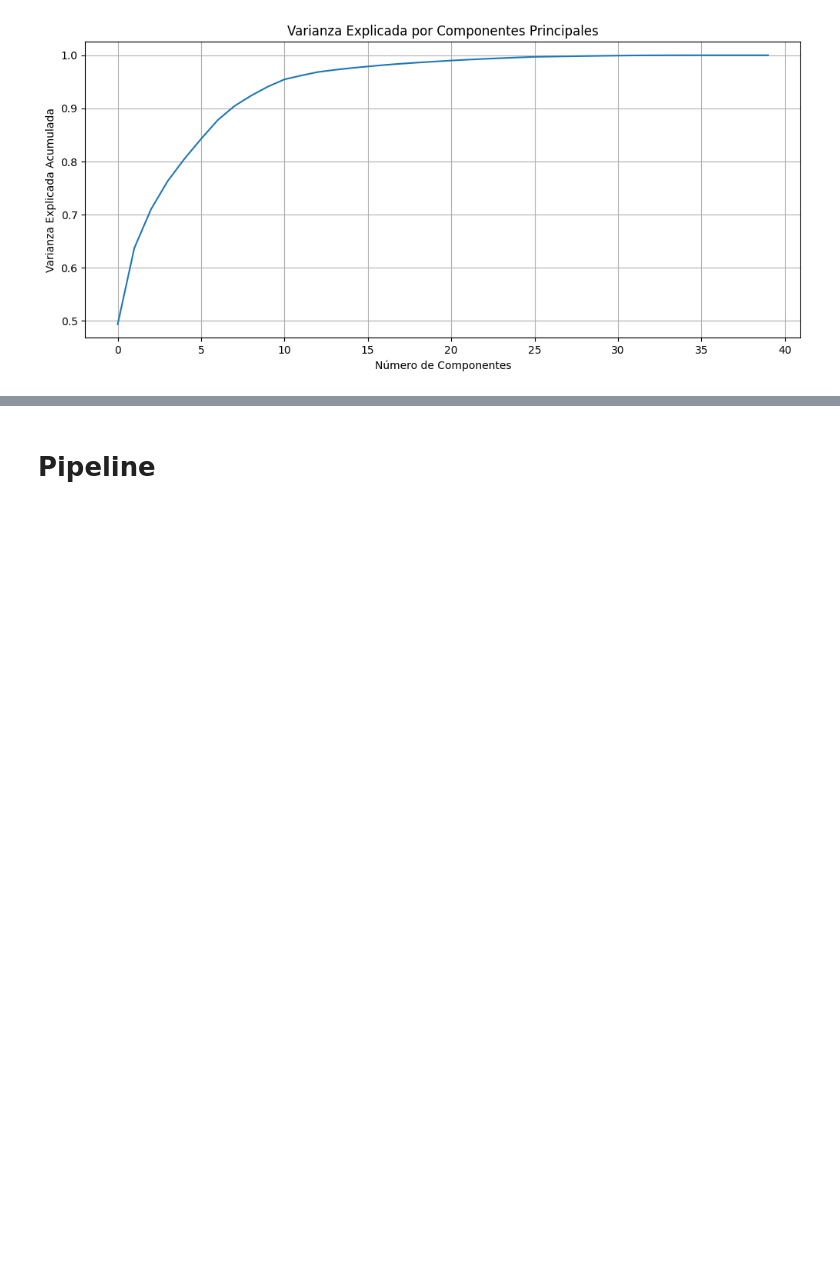
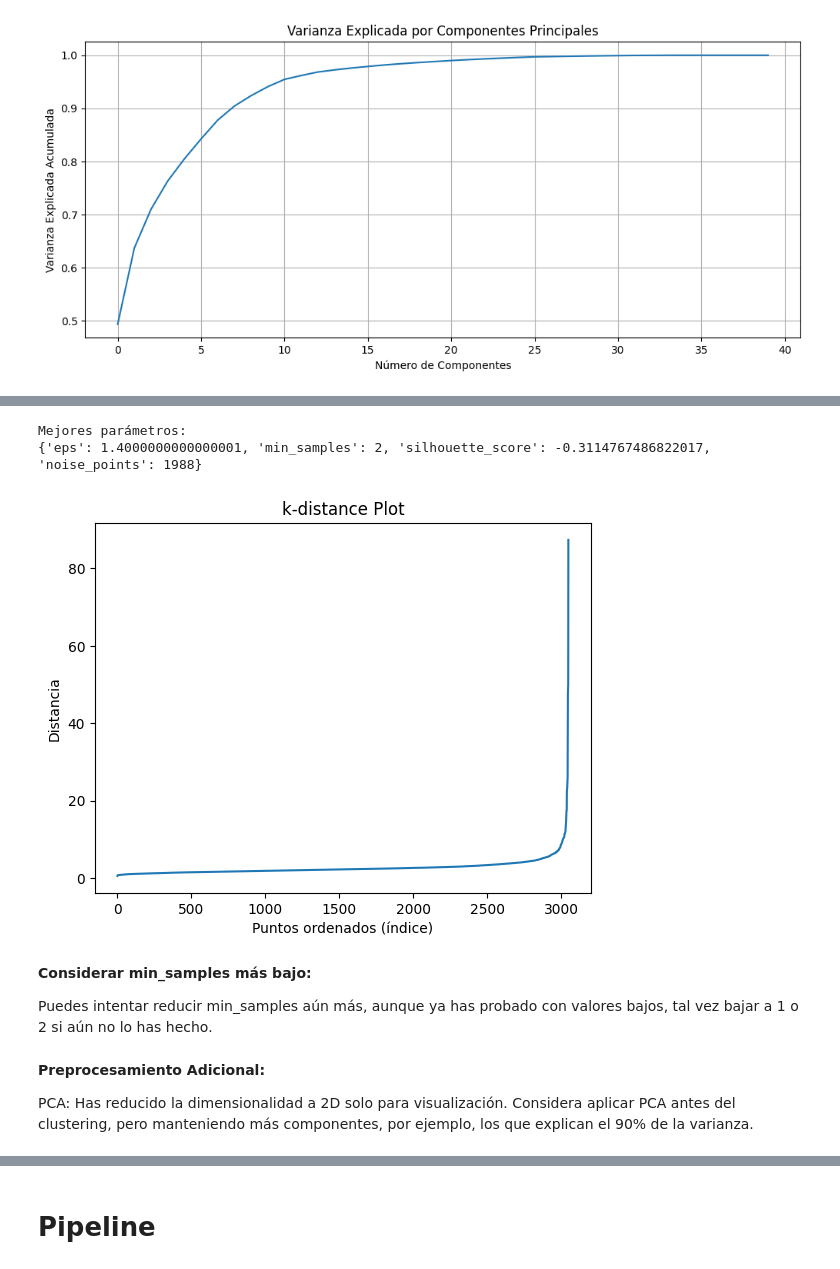
Before and after one commit to antonioMateos/grupo2retail_0424, a Jupyter notebook: 03_Clustering/00_Test_Clustering.ipynb, the cells around one changed output, grey strips where cells are left out. Drawn from its saved outputs; the diff is of its cells as text; code cells hidden in the pictures; blank space fills up the shorter version.

```diff
--- a/03_Clustering/00_Test_Clustering.ipynb
+++ b/03_Clustering/00_Test_Clustering.ipynb
@@ -460,0 +616,10 @@ Principal Component 40: 0.00
+# %%
+# Ejecución de la función
+best_dbscan_params = find_best_dbscan_params(feature_matrix_preprocessed)
+
+# Mostrar los mejores parámetros y el número de puntos de ruido
+print("Mejores parámetros:")
+print(best_dbscan_params)
+# %% [output]
+Mejores parámetros:
+{'eps': 1.4000000000000001, 'min_samples': 2, 'silhouette_score': -0.3114767486822017, 'noise_points': 1988}
@@ -460,0 +630,29 @@ Principal Component 40: 0.00
+# %%
+# Explorar la k-distance Plot para eps:
+from sklearn.neighbors import NearestNeighbors
+
+# Determinar el número de vecinos más cercanos
+k = 4  # Puedes ajustar este valor dependiendo de tus datos
+neighbors = NearestNeighbors(n_neighbors=k)
+neighbors_fit = neighbors.fit(feature_matrix_preprocessed)
+distances, indices = neighbors_fit.kneighbors(feature_matrix_preprocessed)
+
+# Ordenar las distancias al k-ésimo vecino
+distances = np.sort(distances[:, k-1], axis=0)
+
+# Graficar las distancias
+plt.plot(distances)
+plt.ylabel('Distancia')
+plt.xlabel('Puntos ordenados (índice)')
+plt.title('k-distance Plot')
+plt.show()
+# %% [output]
+[figure, added]
+# %% [markdown]
+**Considerar min_samples más bajo:**
+
+Puedes intentar reducir min_samples aún más, aunque ya has probado con valores bajos, tal vez bajar a 1 o 2 si aún no lo has hecho.
+# %% [markdown]
+**Preprocesamiento Adicional:**
+
+PCA: Has reducido la dimensionalidad a 2D solo para visualización. Considera aplicar PCA antes del clustering, pero manteniendo más componentes, por ejemplo, los que explican el 90% de la varianza.
```
Also changed, not shown: parts of 48 cells of this notebook.
